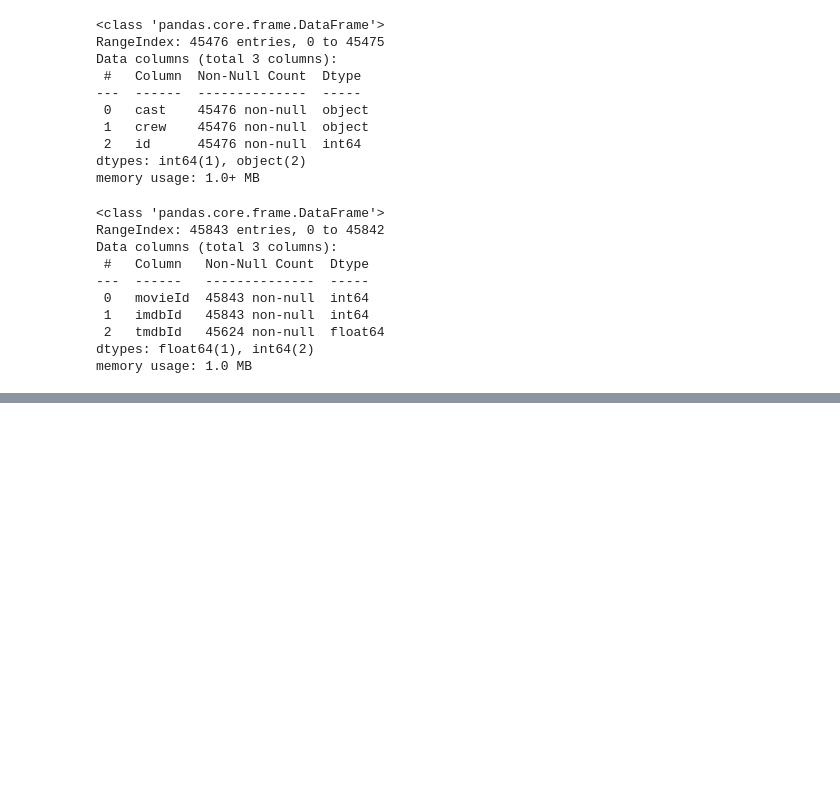
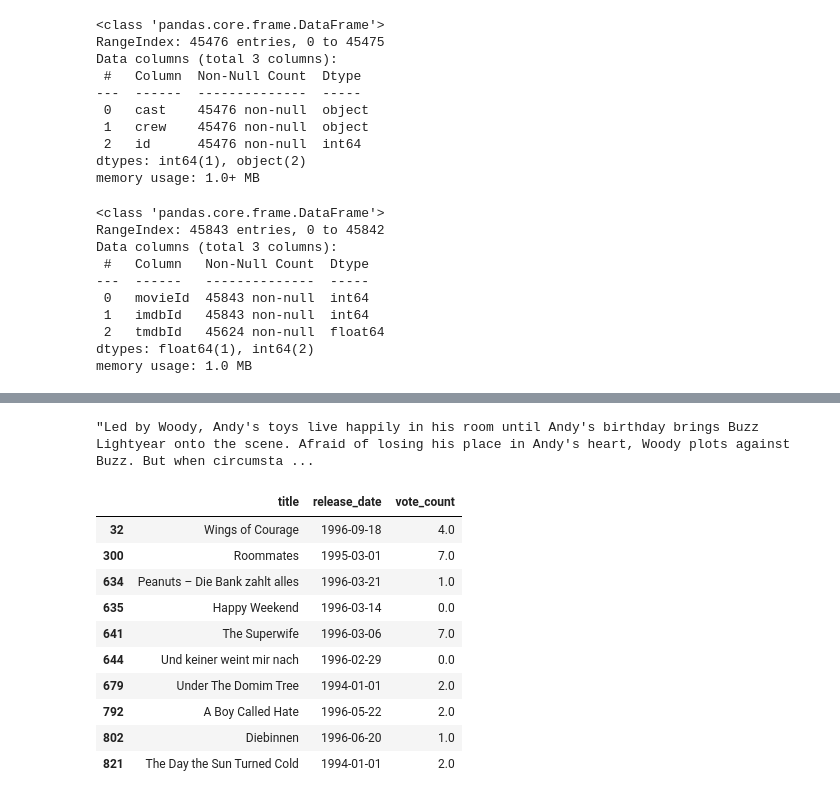
Before and after one commit to leajadaa/movie-recommender, a Jupyter notebook: notebooks/01_eda.ipynb, the cells around one changed output, grey strips where cells are left out. Drawn from its saved outputs; the diff is of its cells as text; code cells hidden in the pictures; blank space fills up the shorter version.

```diff
--- a/notebooks/01_eda.ipynb
+++ b/notebooks/01_eda.ipynb
@@ -140,0 +224,18 @@ FileNotFoundError: [Errno 2] No such file or directory: 'data/ratings.csv'
+# %%
+movies['overview'].iloc[0]
+# %% [output]
+"Led by Woody, Andy's toys live happily in his room until Andy's birthday brings Buzz Lightyear onto the scene. Afraid of losing his place in Andy's heart, Woody plots against Buzz. But when circumsta ...
+# %%
+movies[movies['overview'].isna()][['title', 'release_date', 'vote_count']].head(10)
+# %% [output]
+|  | title | release_date | vote_count |
+| 32 | Wings of Courage | 1996-09-18 | 4.0 |
+| 300 | Roommates | 1995-03-01 | 7.0 |
+| 634 | Peanuts – Die Bank zahlt alles | 1996-03-21 | 1.0 |
+| 635 | Happy Weekend | 1996-03-14 | 0.0 |
+| 641 | The Superwife | 1996-03-06 | 7.0 |
+| 644 | Und keiner weint mir nach | 1996-02-29 | 0.0 |
+| 679 | Under The Domim Tree | 1994-01-01 | 2.0 |
+| 792 | A Boy Called Hate | 1996-05-22 | 2.0 |
+| 802 | Diebinnen | 1996-06-20 | 1.0 |
+| 821 | The Day the Sun Turned Cold | 1994-01-01 | 2.0 |
```
Also changed, not shown: parts of 8 cells of this notebook, 1 other file.
